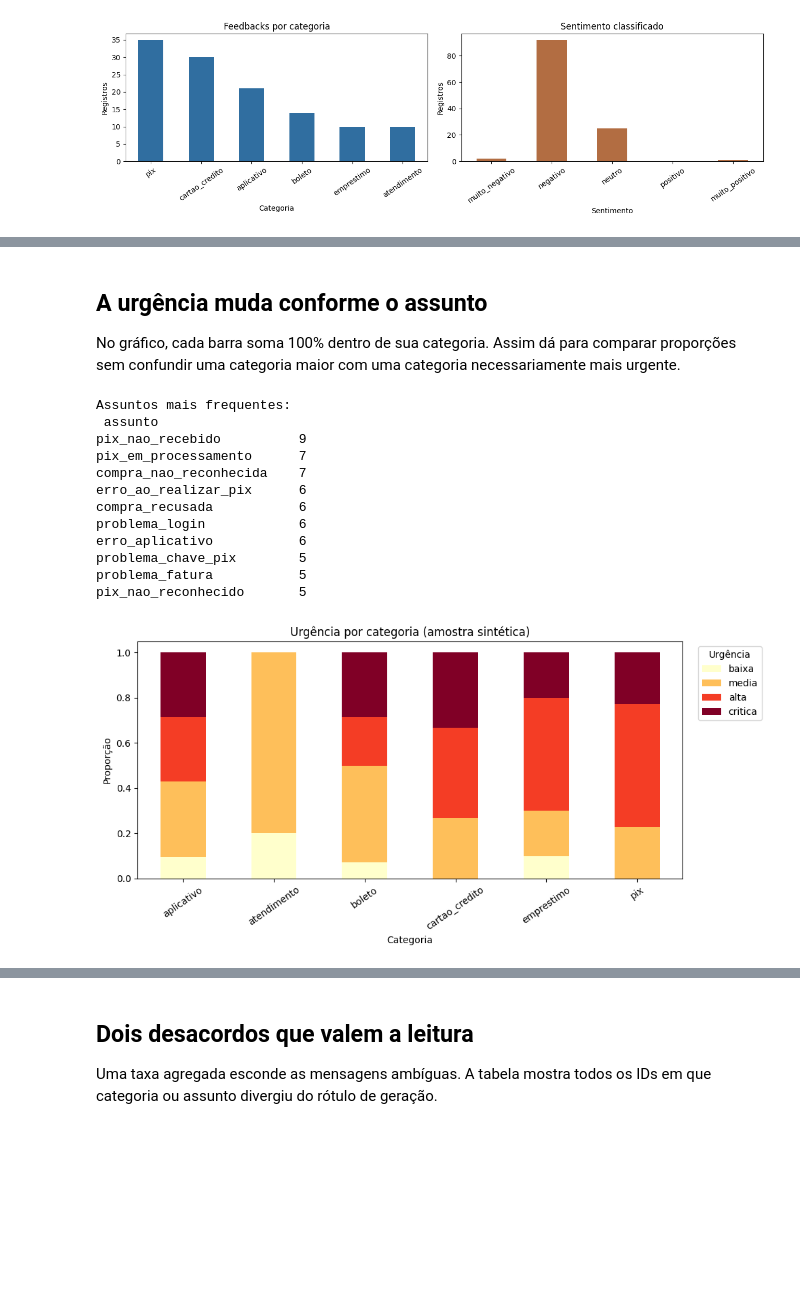
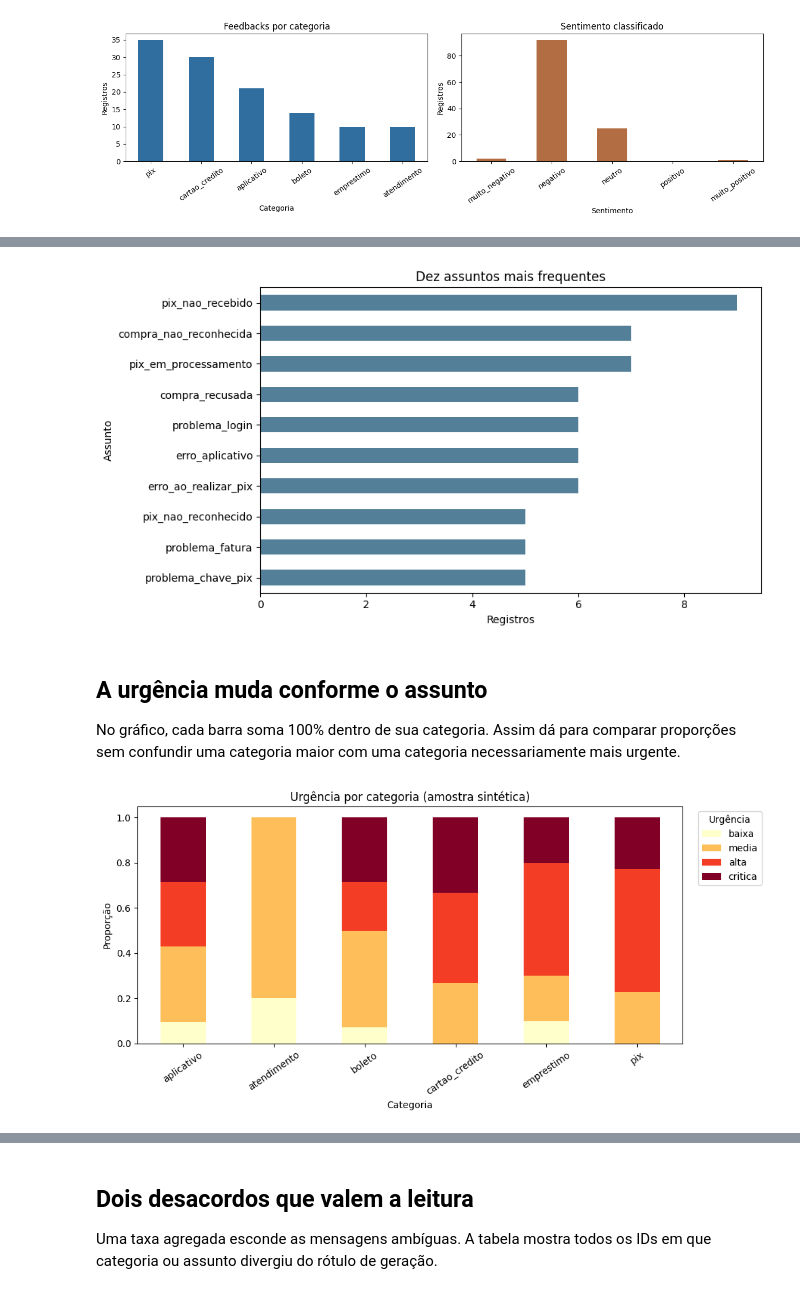
Before and after one commit to guimalucas/AI-Customer-Intelligence, a Jupyter notebook: 01_customer_feedback_analysis.ipynb, the cells around one changed output, grey strips where cells are left out. Drawn from its saved outputs; the diff is of its cells as text; code cells hidden in the pictures; blank space fills up the shorter version.

```diff
--- a/01_customer_feedback_analysis.ipynb
+++ b/01_customer_feedback_analysis.ipynb
@@ -54,28 +103,23 @@ plt.show()
+# %%
+top_assuntos = df["assunto"].value_counts().head(10).sort_values()
+ax = top_assuntos.plot.barh(figsize=(9, 5), color="#537f98")
+ax.set(title="Dez assuntos mais frequentes", xlabel="Registros", ylabel="Assunto")
+plt.tight_layout()
+plt.show()
+# %% [output]
+[figure, added]
 # %% [markdown]
 ## A urgência muda conforme o assunto
 
 No gráfico, cada barra soma 100% dentro de sua categoria. Assim dá para comparar proporções sem confundir uma categoria maior com uma categoria necessariamente mais urgente.
-# %%
-tabela = pd.crosstab(df["categoria"], df["urgencia"], normalize="index")
-tabela = tabela.reindex(columns=["baixa", "media", "alta", "critica"], fill_value=0)
-ax = tabela.plot.bar(stacked=True, figsize=(10, 5), colormap="YlOrRd")
-ax.set(xlabel="Categoria", ylabel="Proporção", title="Urgência por categoria (amostra sintética)")
-ax.legend(title="Urgência", bbox_to_anchor=(1.02, 1), loc="upper left")
-plt.xticks(rotation=35)
-plt.tight_layout()
-plt.show()
-print("Assuntos mais frequentes:\n", df["assunto"].value_counts().head(10).to_string())
-# %% [output]
-Assuntos mais frequentes:
- assunto
-pix_nao_recebido          9
-pix_em_processamento      7
-compra_nao_reconhecida    7
-erro_ao_realizar_pix      6
-compra_recusada           6
-problema_login            6
-erro_aplicativo           6
-problema_chave_pix        5
-problema_fatura           5
-pix_nao_reconhecido       5
-[figure, removed]
+# %%
+tabela = pd.crosstab(df["categoria"], df["urgencia"], normalize="index")
+tabela = tabela.reindex(columns=["baixa", "media", "alta", "critica"], fill_value=0)
+ax = tabela.plot.bar(stacked=True, figsize=(10, 5), colormap="YlOrRd")
+ax.set(xlabel="Categoria", ylabel="Proporção", title="Urgência por categoria (amostra sintética)")
+ax.legend(title="Urgência", bbox_to_anchor=(1.02, 1), loc="upper left")
+plt.xticks(rotation=35)
+plt.tight_layout()
+plt.show()
+# %% [output]
+[figure, added]
```
Also changed, not shown: parts of 7 cells of this notebook.
